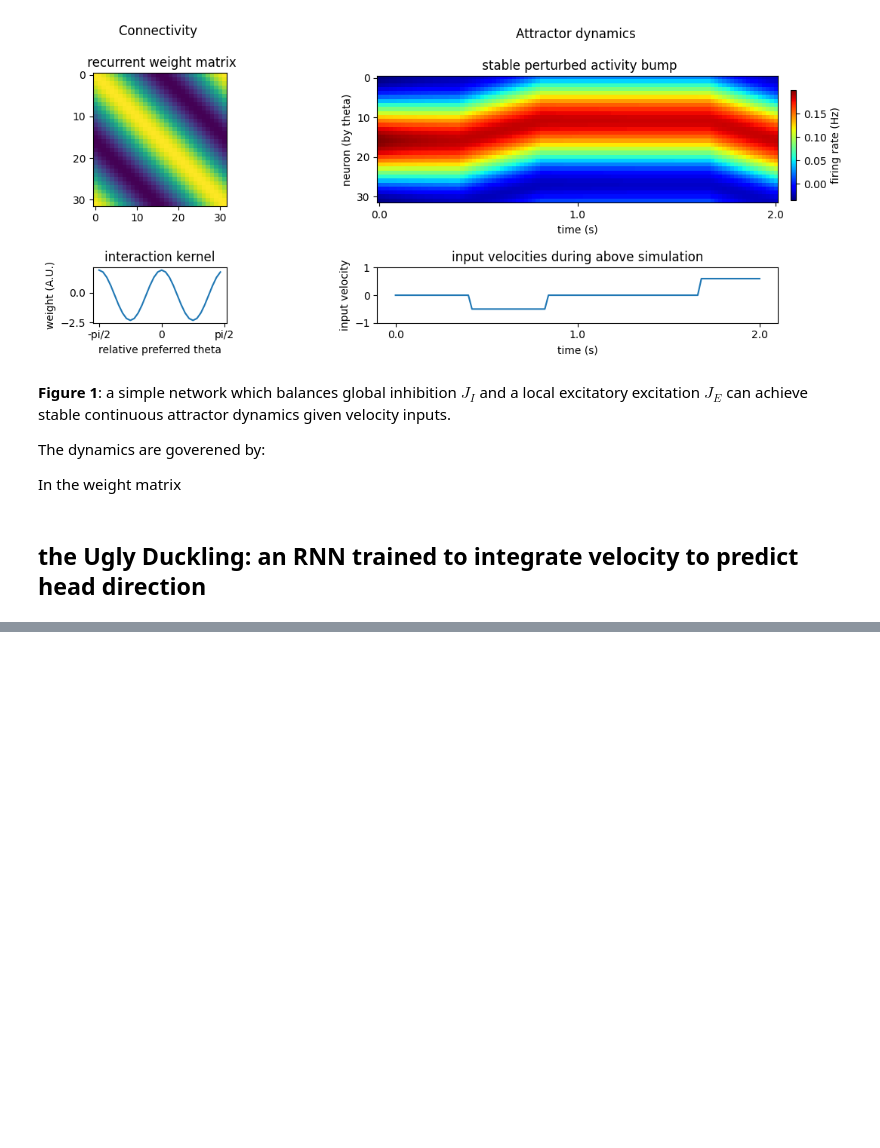
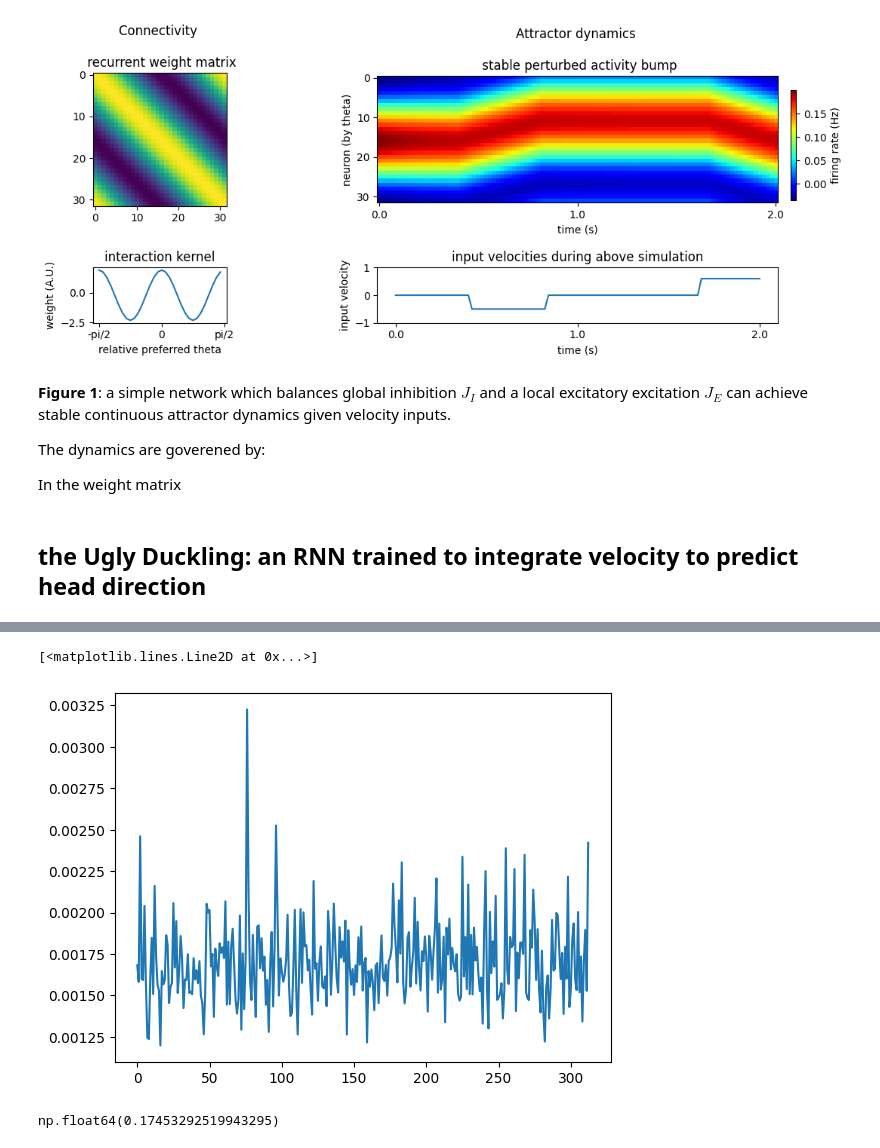
Before and after one commit to charlesdgburns/degist, a Jupyter notebook: Ring_attractors_and_RNNs.ipynb, the cells around one changed output, grey strips where cells are left out. Saved outputs shown, nothing was run; the diff lists cells and outputs as text; code cells hidden in the pictures; blank space fills up the shorter version.

```diff
--- a/Ring_attractors_and_RNNs.ipynb
+++ b/Ring_attractors_and_RNNs.ipynb
@@ -220,0 +419,38 @@ widgets.interact(update_plot,v_input=(-1,1,0.1), time_step=widgets.Play(min=0,ma
+# %%
+# Validation and hidden unit activity #
+
+# Prepare data (gnerating new dataset similar to training data)
+val_vel, val_hd, val_initial_hds = generate_head_direction_data(num_sequences, seq_len, dt, movement_sparsity)
+val_dataset = HeadDirectionDataset(val_vel, val_hd, val_initial_hds)
+val_dataloader = DataLoader(dataset, batch_size=batch_size, shuffle=True)
+
+# 4. inspecting hidden activities
+hidden_states = []
+hd_at_hidden = []
+val_loss = []
+
+model.eval()
+with torch.no_grad():
+    for initial_hd, velocities_batch, target_hd_batch in val_dataloader:
+        # Move data to the selected device
+        initial_hd = initial_hd.to(device)
+        velocities_batch = velocities_batch.to(device)  #(batch_size,seq_length)
+        target_hd_batch = target_hd_batch.to(device)  #(batch_size, seq_length, 2)
+        predicted_directions = []
+        for i in range(seq_len):
+           # Process one time step at a time
+          current_velocity = velocities_batch[:, i].reshape(velocities_batch.shape[0],1,1) # Shape (batch_size, 1, 1)
+          if i == 0:
+            h = model.encoder(initial_hd).unsqueeze(0) #(1, batch_size, hidden_size)
+            hd_at_hidden.append(initial_hd.cpu().numpy())
+          else:
+            hd_at_hidden.append(target_hd_batch[:,i,:].cpu().numpy())
+          rnn_output, h = model.rnn(current_velocity, h) # rnn_output shape (batch_size, 1, hidden_size), h shape (1, batch_size, hidden_size)
+          hidden_states.append(h.squeeze(0).cpu().numpy())
+          predicted_directions.append(model.decoder(rnn_output))
+        val_loss.append(compute_mse(torch.concat(predicted_directions, axis =1), target_hd_batch).cpu().item())
+
+plt.plot(val_loss)
+# %% [output]
+[<matplotlib.lines.Line2D at 0x...>]
+[figure, added]
@@ -220,0 +481,5 @@ widgets.interact(update_plot,v_input=(-1,1,0.1), time_step=widgets.Play(min=0,ma
+# %%
+bin_size = np.diff(bins).mean()*
+bin_size
+# %% [output]
+np.float64(0.17453292519943295)
```
Also changed, not shown: parts of 11 cells of this notebook.
